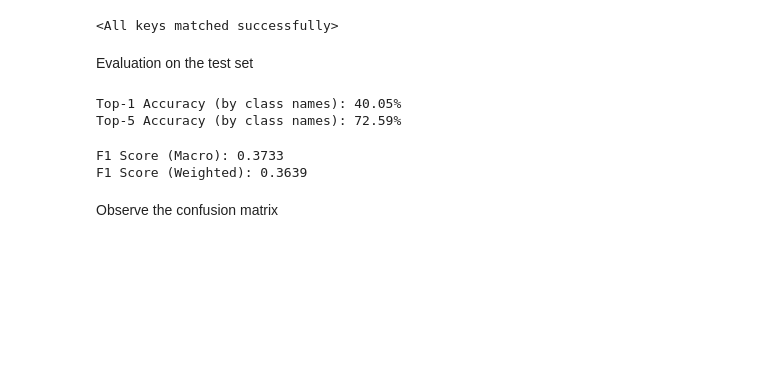
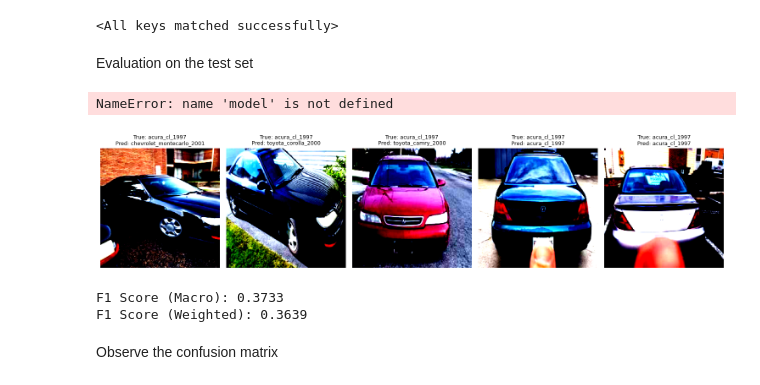
Before and after one commit to VenuriAmarasinghe/Vehicle_Make_Model_Recognition, a Jupyter notebook: Vehicle_Recognition_Venuri.ipynb, the cells around one changed output. Cells and saved outputs as stored; diff of their text form; code cells hidden in the pictures; blank space fills up the shorter version.

Commit message:
added visual outputs of predictions

```diff
--- a/Vehicle_Recognition_Venuri.ipynb
+++ b/Vehicle_Recognition_Venuri.ipynb
@@ -332,6 +332,11 @@ test_dataset = datasets.ImageFolder(root=test_path, transform=efficientnet_trans
 train_loader = DataLoader(train_dataset, batch_size=80, shuffle=True, num_workers=4)
 val_loader = DataLoader(val_dataset, batch_size=80, shuffle=False, num_workers=4)
 test_loader = DataLoader(test_dataset, batch_size=80, shuffle=False, num_workers=4)
+
+# Save class names to a text file
+with open("class_names.txt", "w") as f:
+    for class_name in train_dataset.classes:
+        f.write(f"{class_name}\n")
 # %%
 import timm
 import torch.nn as nn
@@ -492,6 +497,7 @@ model.to(device)
 all_preds = []
 all_labels = []
 
+
 with torch.no_grad():
     for inputs, labels in test_loader:
         inputs, labels = inputs.to(device), labels.to(device)
@@ -501,12 +507,15 @@ with torch.no_grad():
         all_preds.append(probs.cpu())
         all_labels.append(labels.cpu())
 
+
+
 all_preds = torch.cat(all_preds)
 all_labels = torch.cat(all_labels)
 
 # Convert to numpy for sklearn
 y_true = all_labels.numpy()
 y_pred_top1 = all_preds.argmax(dim=1).numpy()
+
 
 # Assuming test_dataset.classes is a list: index -> class name
 idx_to_class_test = test_dataset.classes
@@ -532,8 +541,44 @@ for true_name, pred_names in zip(y_true_names, top5_preds_names):
 top5_acc = top5_correct / len(y_true_names) * 100
 print(f"Top-5 Accuracy (by class names): {top5_acc:.2f}%")
 # %% [output]
-Top-1 Accuracy (by class names): 40.05%
-Top-5 Accuracy (by class names): 72.59%
+NameError: name 'model' is not defined
+# %%
+import matplotlib.pyplot as plt
+import numpy as np
+import torch
+
+plt.figure(figsize=(15, 5))
+
+for i in range(5):
+    img, label = test_dataset[i]  # dataset: your validation/test Dataset
+    img_tensor = img.cpu() if torch.is_tensor(img) else img
+    img_np = img_tensor.numpy().transpose(1, 2, 0)  # CHW to HWC
+
+    # Optional: clip to valid range if needed
+    img_np = np.clip(img_np, 0, 1)
+
+    idx_to_class_test = test_dataset.classes
+    idx_to_class_train = train_dataset.classes
+    model.eval()  # Important: set to eval mode
+
+    # Predict (optional model prediction step)
+    with torch.no_grad():
+
+        output = model(img.unsqueeze(0).to(device))
+        pred_idx = output.argmax(dim=1).item()
+        pred_name = idx_to_class_train[pred_idx]
+        true_name = idx_to_class_test[label]
+
+    plt.subplot(1, 5, i + 1)
+    plt.imshow(img_np)
+    plt.title(f"True: {true_name}\nPred: {pred_name}", fontsize=9)
+    plt.axis('off')
+
+plt.tight_layout()
+plt.savefig("lightweight_visualization.png", dpi=300)
+plt.show()
+# %% [output]
+[figure, added]
 # %%
 from sklearn.metrics import f1_score
 
```
